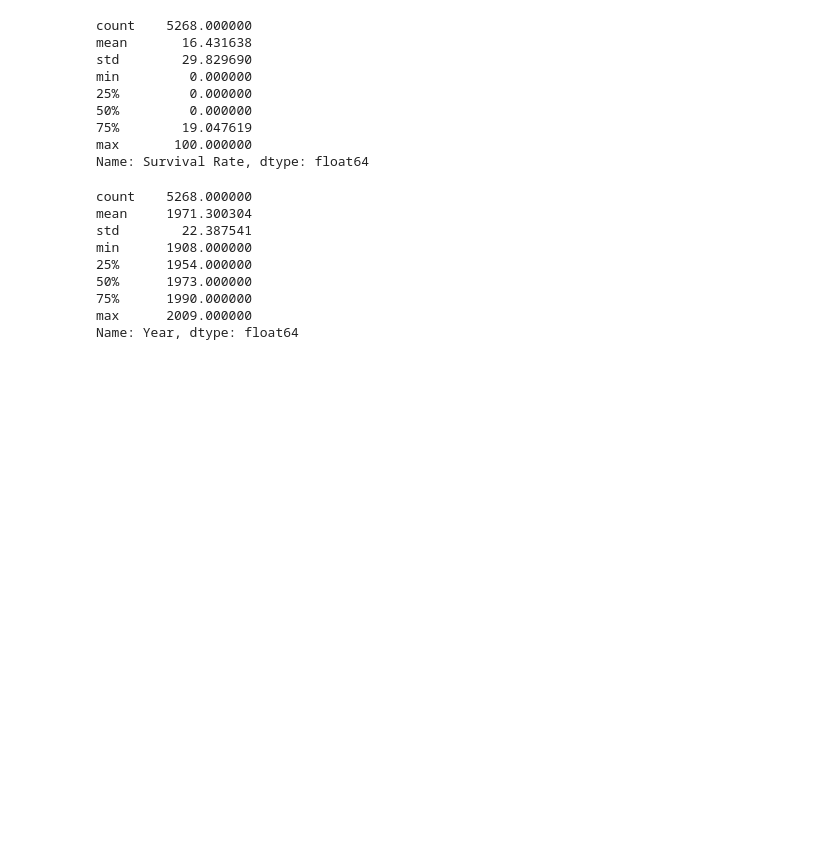
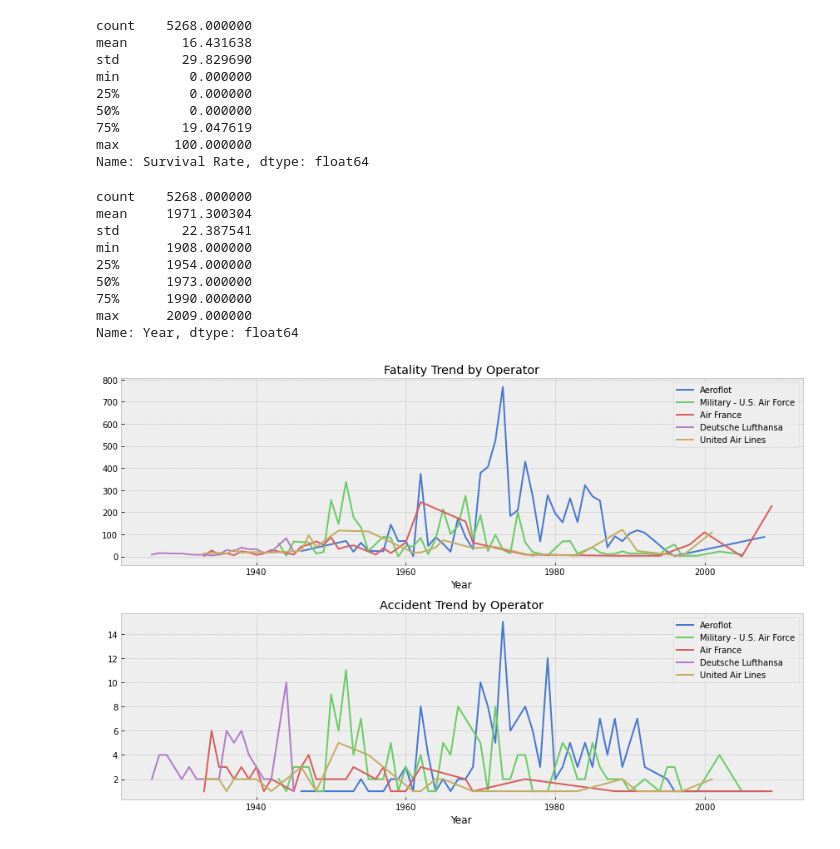
Before and after one commit to sandeepreddyb253/CMPE255-AirplaneCrash, a Jupyter notebook: AirportCrashProject.ipynb, the cells around one changed output. Cells and saved outputs as stored; diff of their text form; code cells hidden in the pictures; blank space fills up the shorter version.

Commit message:
fatality trends

```diff
--- a/AirportCrashProject.ipynb
+++ b/AirportCrashProject.ipynb
@@ -15,7 +15,7 @@ from datetime import date, timedelta, datetime
 import matplotlib.pylab as pl
 import matplotlib.gridspec as gridspec
 # %%
-train = pd.read_csv('/Users/mac/CMPE255-AirplaneCrash/Airplane_Crashes_and_Fatalities_Since_1908.csv')
+train = pd.read_csv('/Users/sandy/CMPE255/CMPE255-AirplaneCrash/Airplane_Crashes_and_Fatalities_Since_1908.csv')
 print("Train set size:", train.shape)
 # %% [output]
 Train set size: (5268, 13)
@@ -451,0 +454,19 @@ Name: Year, dtype: float64
+# %%
+accidents = operator['Fatalities','count'].sort_values(ascending=False)
+interestingOps = accidents.index.values.tolist()[0:5]
+optrend = train[['Operator','Year','Fatalities']].groupby(['Operator','Year']).agg(['sum','count'])
+ops = optrend['Fatalities'].reset_index()
+fig,axtrend = plt.subplots(2,1)
+for op in interestingOps:
+    ops[ops['Operator']==op].plot(x='Year',y='sum',ax=axtrend[0],grid=True,linewidth=2)
+    ops[ops['Operator']==op].plot(x='Year',y='count',ax=axtrend[1],grid=True,linewidth=2)
+
+axtrend[0].set_title('Fatality Trend by Operator')
+axtrend[1].set_title('Accident Trend by Operator')
+linesF, labelsF = axtrend[0].get_legend_handles_labels()
+linesA, labelsA = axtrend[1].get_legend_handles_labels()
+axtrend[0].legend(linesF,interestingOps)
+axtrend[1].legend(linesA,interestingOps)
+plt.tight_layout()
+# %% [output]
+[figure, added]
```
Also changed, not shown: parts of 7 cells of this notebook.
